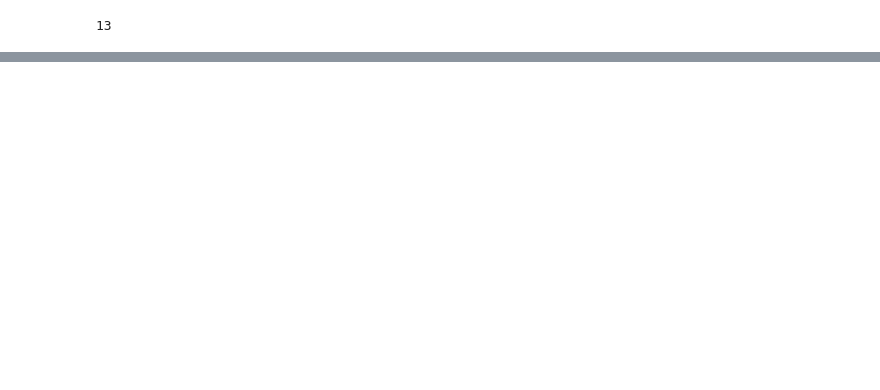
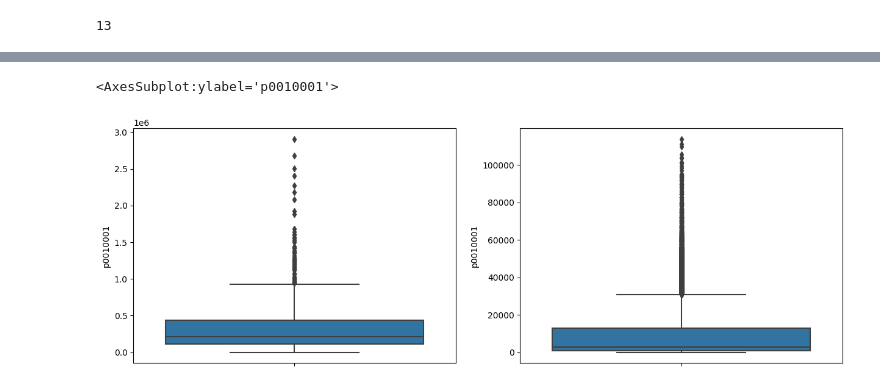
Before and after one commit to Richard-Shimada/US-Zip-Code-Analysis, a Jupyter notebook: Richard Shimada WEB.ipynb, the cells around one changed output, grey strips where cells are left out. Saved outputs shown, nothing was run; the diff lists cells and outputs as text; code cells hidden in the pictures; blank space fills up the shorter version.

```diff
--- a/Richard Shimada WEB.ipynb
+++ b/Richard Shimada WEB.ipynb
@@ -496 +256,8 @@ summary_df
+# %%
+#Aggregation of population / land area by 3-digit zip and state
+summary_df = merged_2[['zip3','state','p0010001','arealand']]
+summary_df = summary_df.groupby(['zip3','state'])[['p0010001','arealand']].sum()
+# %%
+#Remove MultiIndex for easier manipulation
+summary_df.reset_index(level=['zip3','state'],inplace=True)
 # %%
@@ -546,0 +329,4 @@ merged.groupby('zip3')['state'].count().sort_values(ascending=False)
+# %%
+#confirming answer above is not Alaska due to population parameters the below is filtered out
+summary_df['Persons / 100M land units'] = (summary_df['p0010001'] / summary_df['arealand'] ) * 100000000
+summary_df[summary_df['state'] == 'Alaska'].sort_values(by = 'Persons / 100M land units',ascending = False).round(0)
@@ -546,0 +366,8 @@ merged.groupby('zip3')['state'].count().sort_values(ascending=False)
+# %%
+#Side by side boxplots - Left side is zip3 distribuion and right side is 5-digit zip distribution
+fig, axes = plt.subplots(1,2, figsize=(15,5))
+sns.boxplot(data = summary_df, y='p0010001',ax=axes[0])
+sns.boxplot(data = merged_2, y='p0010001',ax=axes[1])
+# %% [output]
+<AxesSubplot:ylabel='p0010001'>
+[figure, added]
```
Also changed, not shown: parts of 77 cells of this notebook, 1 other file.
